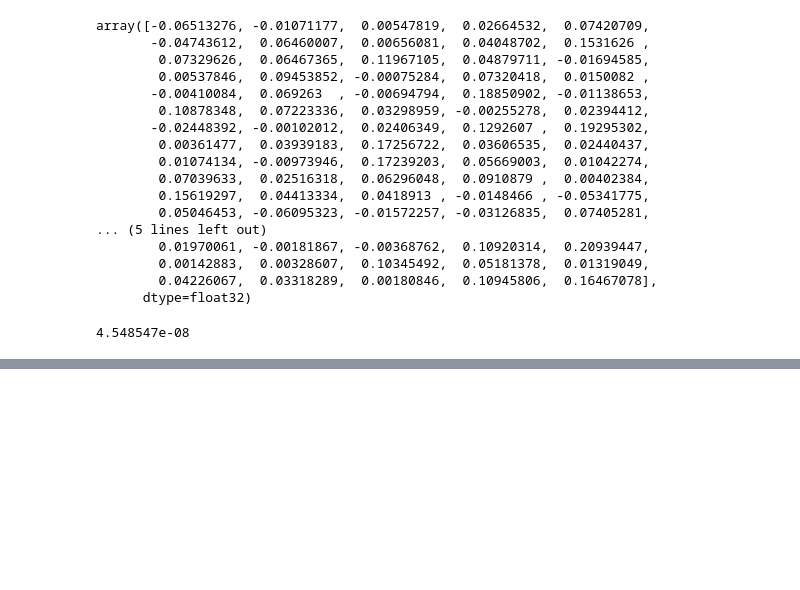
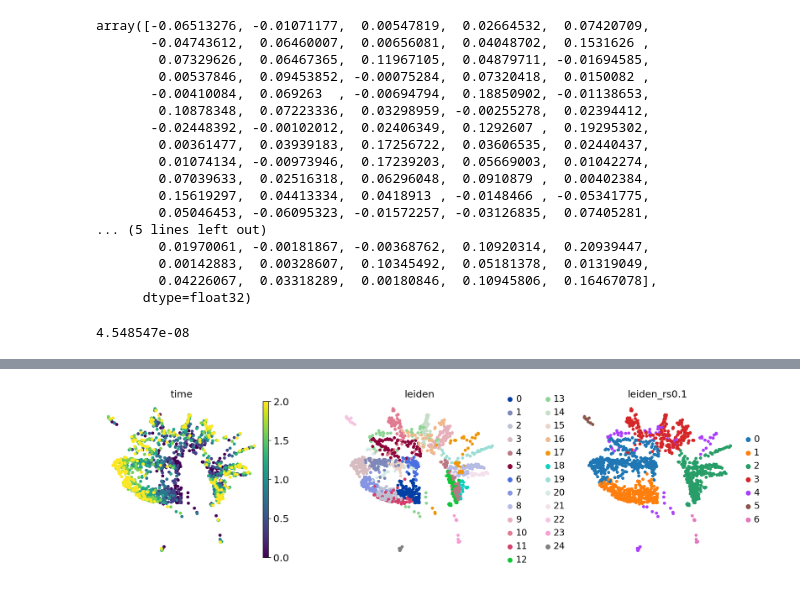
Before and after one commit to oZwZo/PINN_dynamics, a Jupyter notebook: Explore_Notebook/11.sythsize_data/1.simulate_dm.ipynb, the cells around one changed output, grey strips where cells are left out. Saved outputs shown, nothing was run; the diff lists cells and outputs as text; code cells hidden in the pictures; blank space fills up the shorter version.

```diff
--- a/Explore_Notebook/11.sythsize_data/1.simulate_dm.ipynb
+++ b/Explore_Notebook/11.sythsize_data/1.simulate_dm.ipynb
@@ -501,0 +641,4 @@ torch.save(synthesize_condition, "data/synthesized_data/5Dim_ncs_synparam_Jan21/
+# %%
+sc.pl.embedding(syn_ad, 'X_phate', color=['time', 'leiden','leiden_rs0.1'], wspace=0.35)
+# %% [output]
+[figure, added]
```
Also changed, not shown: parts of 29 cells of this notebook, 4 other files.
